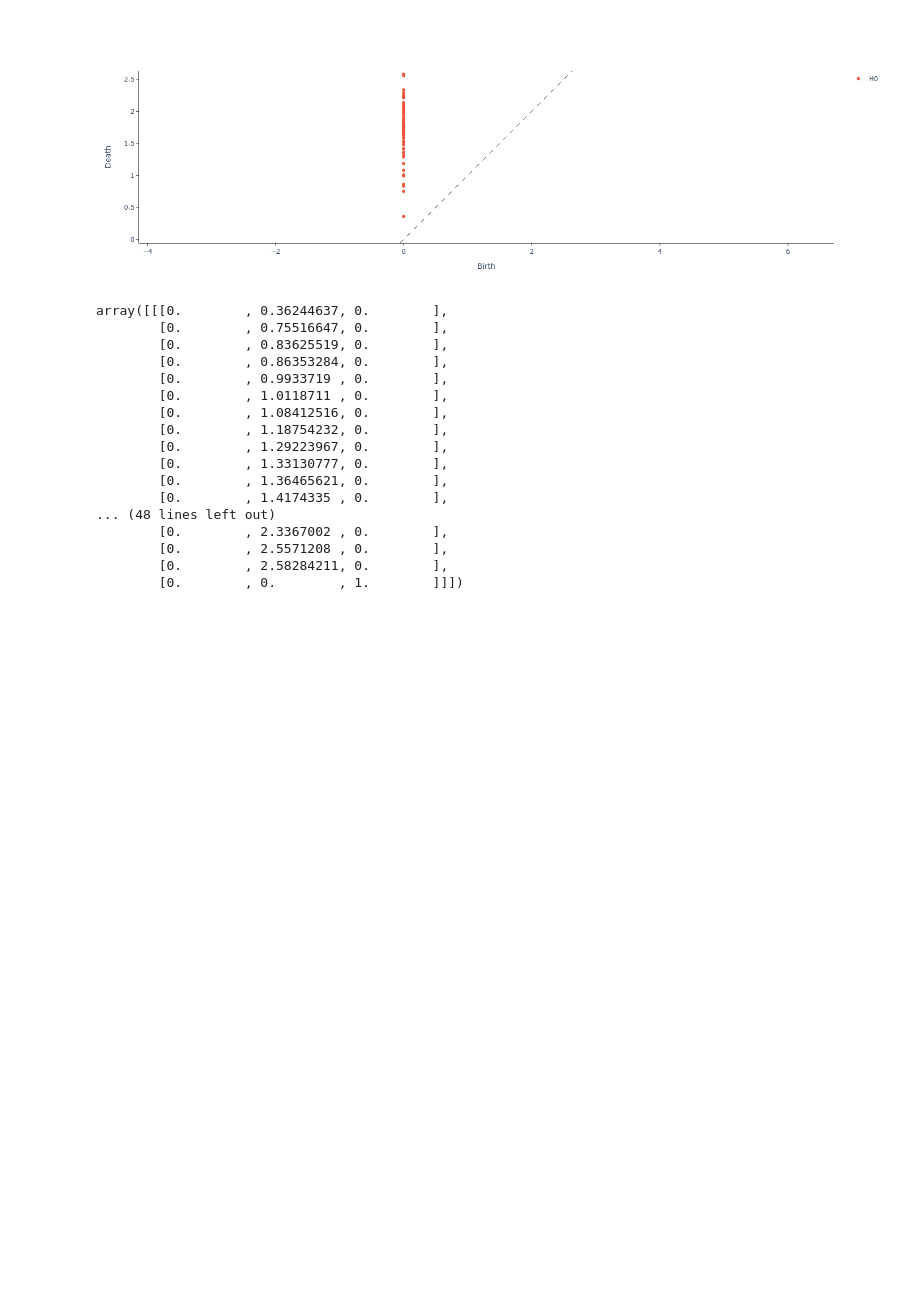
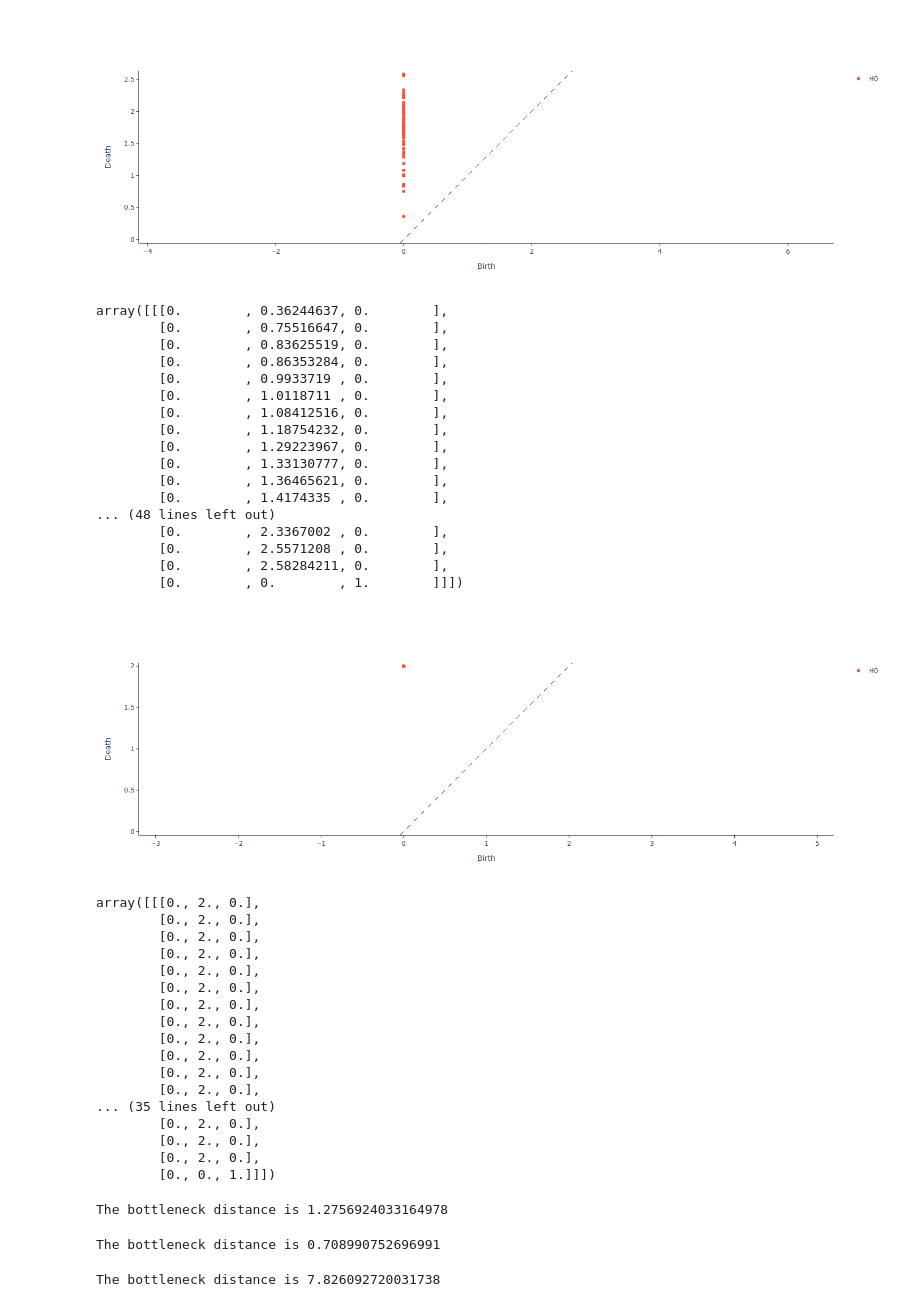
Before and after one commit to dmcdoug/Topology-of-Shoreline-Features, a Jupyter notebook: persistent_homology.ipynb, the cells around one changed output. Drawn from its saved outputs; the diff is of its cells as text; code cells hidden in the pictures; blank space fills up the shorter version.

```diff
--- a/persistent_homology.ipynb
+++ b/persistent_homology.ipynb
@@ -107,3 +129,40 @@ array([[[0.        , 0.36244637, 0.        ],
         [0.        , 2.5571208 , 0.        ],
         [0.        , 2.58284211, 0.        ],
         [0.        , 0.        , 1.        ]]])
+# %%
+start = 0
+end = 100
+n = 51
+
+x = np.linspace(start, end, num=n)
+y = np.zeros_like(x)
+
+# Stack x and y into a 2D array
+line = np.column_stack((x, y))
+# %%
+homology_dimensions = [0, 1]
+
+line_persistence = VietorisRipsPersistence(
+    homology_dimensions=homology_dimensions, n_jobs=6
+)
+
+line_persistence.fit_transform_plot(line[None, :, :])
+# %% [output]
+[figure, added]
+array([[[0., 2., 0.],
+        [0., 2., 0.],
+        [0., 2., 0.],
+        [0., 2., 0.],
+        [0., 2., 0.],
+        [0., 2., 0.],
+        [0., 2., 0.],
+        [0., 2., 0.],
+        [0., 2., 0.],
+        [0., 2., 0.],
+        [0., 2., 0.],
+        [0., 2., 0.],
+... (35 lines left out)
+        [0., 2., 0.],
+        [0., 2., 0.],
+        [0., 2., 0.],
+        [0., 0., 1.]]])
@@ -109,0 +176,18 @@ array([[[0.        , 0.36244637, 0.        ],
+# %%
+distance_bottleneck, matching = persim.bottleneck(line_diagram, spit_diagram, matching=True)
+#persim.visuals.bottleneck_matching(line_diagram, spit_diagram, matching, labels=['Line', 'Spit'])
+print('The bottleneck distance is', distance_bottleneck)
+# %% [output]
+The bottleneck distance is 1.2756924033164978
+# %%
+distance_bottleneck, matching = persim.bottleneck(line_diagram, cape_diagram, matching=True)
+#persim.visuals.bottleneck_matching(line_diagram, spit_diagram, matching, labels=['Line', 'Cape'])
+print('The bottleneck distance is', distance_bottleneck)
+# %% [output]
+The bottleneck distance is 0.708990752696991
+# %%
+distance_bottleneck, matching = persim.bottleneck(line_diagram, inlet_diagram, matching=True)
+#persim.visuals.bottleneck_matching(line_diagram, spit_diagram, matching, labels=['Line', 'Inlet'])
+print('The bottleneck distance is', distance_bottleneck)
+# %% [output]
+The bottleneck distance is 7.826092720031738
```
Also changed, not shown: parts of 3 cells of this notebook.
